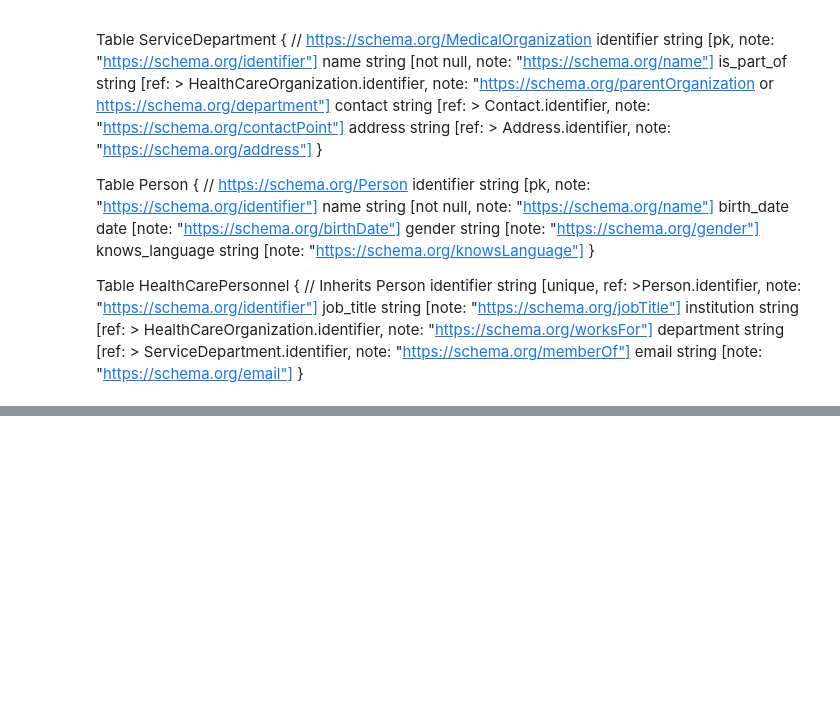
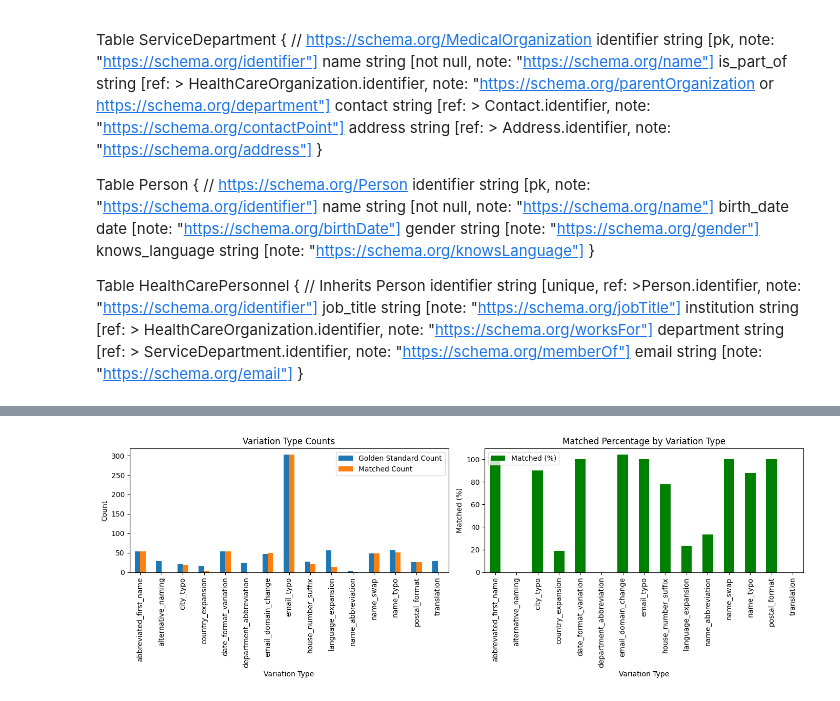
Before and after one commit to Timszy/entity-deduplication-hack-main, a Jupyter notebook: Evaluator.ipynb, the cells around one changed output, grey strips where cells are left out. Saved outputs shown, nothing was run; the diff lists cells and outputs as text; code cells hidden in the pictures; blank space fills up the shorter version.

```diff
--- a/Evaluator.ipynb
+++ b/Evaluator.ipynb
@@ -279,0 +281,40 @@ postal_format                                2              2   100.000000
+# %%
+# ...existing code...
+
+import matplotlib.pyplot as plt
+
+# Bar plot for variation type comparison
+variation_comparison_plot = variation_comparison.reset_index().rename(columns={'index': 'variation type'})
+
+fig, ax = plt.subplots(1, 2, figsize=(14, 5))
+
+# Plot Golden Standard vs Matched Count
+variation_comparison_plot.plot(
+    x='variation_type',
+    y=['Golden Standard Count', 'Matched Count'],
+    kind='bar',
+    ax=ax[0]
+)
+ax[0].set_title('Variation Type Counts')
+ax[0].set_ylabel('Count')
+ax[0].set_xlabel('Variation Type')
+ax[0].legend(loc='best')
+
+# Plot Matched Percentage
+variation_comparison_plot.plot(
+    x='variation_type',
+    y='Matched (%)',
+    kind='bar',
+    color='green',
+    ax=ax[1]
+)
+ax[1].set_title('Matched Percentage by Variation Type')
+ax[1].set_ylabel('Matched (%)')
+ax[1].set_xlabel('Variation Type')
+ax[1].legend(['Matched (%)'])
+
+plt.tight_layout()
+plt.show()
+# ...existing code...
+# %% [output]
+[figure, added]
```
Also changed, not shown: parts of 7 cells of this notebook, 8 other files.
